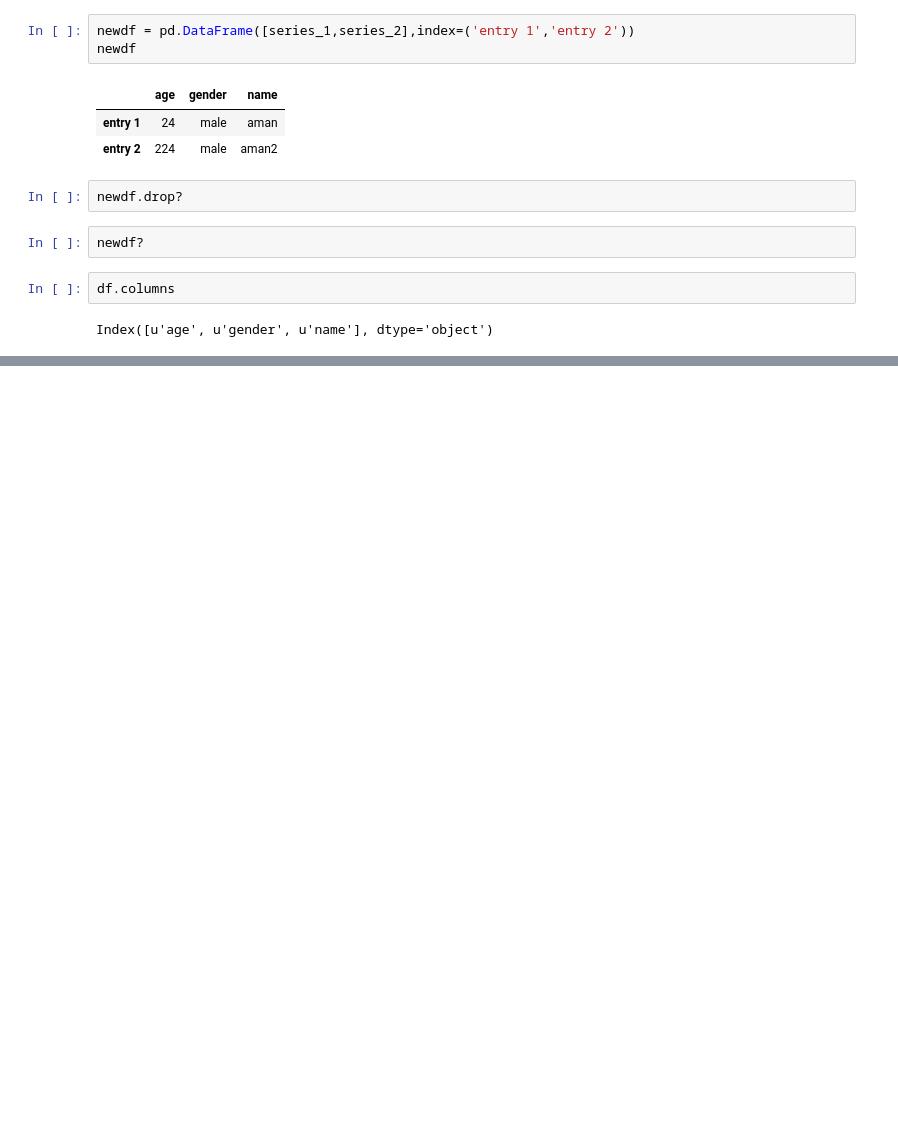
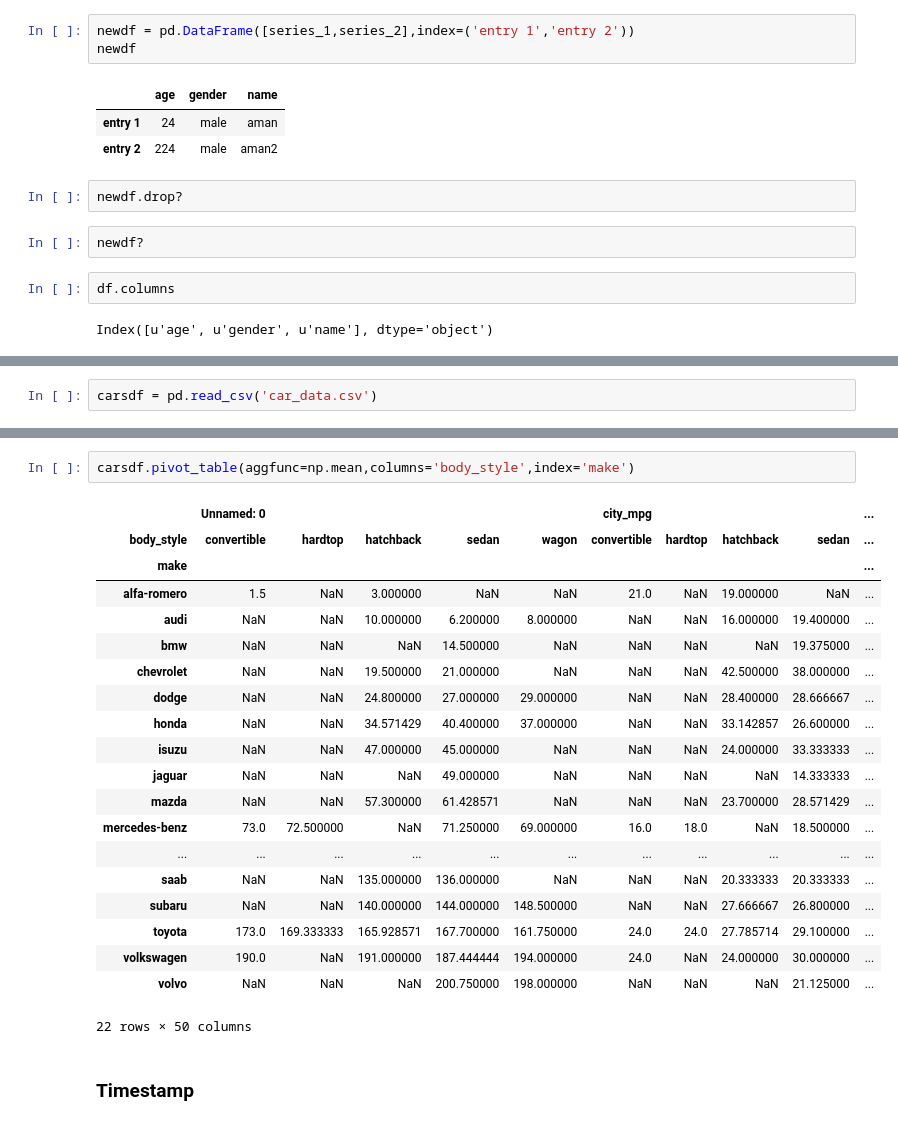
Before and after one commit to amanmj/python-data-analysis, a Jupyter notebook: Pandas.ipynb, the cells around one changed output, grey strips where cells are left out. Saved outputs shown, nothing was run; the diff lists cells and outputs as text; blank space fills up the shorter version.

```diff
--- a/Pandas.ipynb
+++ b/Pandas.ipynb
@@ -152,0 +168,2 @@ dtype: bool
+# %%
+carsdf = pd.read_csv('car_data.csv')
@@ -152,0 +185,25 @@ dtype: bool
+# %%
+carsdf.pivot_table(aggfunc=np.mean,columns='body_style',index='make')
+# %% [output]
+|  | Unnamed: 0 |  |  |  |  | city_mpg |  |  |  | ... |
+| body_style | convertible | hardtop | hatchback | sedan | wagon | convertible | hardtop | hatchback | sedan | ... |
+| make |  |  |  |  |  |  |  |  |  | ... |
+| alfa-romero | 1.5 | NaN | 3.000000 | NaN | NaN | 21.0 | NaN | 19.000000 | NaN | ... |
+| audi | NaN | NaN | 10.000000 | 6.200000 | 8.000000 | NaN | NaN | 16.000000 | 19.400000 | ... |
+| bmw | NaN | NaN | NaN | 14.500000 | NaN | NaN | NaN | NaN | 19.375000 | ... |
+| chevrolet | NaN | NaN | 19.500000 | 21.000000 | NaN | NaN | NaN | 42.500000 | 38.000000 | ... |
+| dodge | NaN | NaN | 24.800000 | 27.000000 | 29.000000 | NaN | NaN | 28.400000 | 28.666667 | ... |
+| honda | NaN | NaN | 34.571429 | 40.400000 | 37.000000 | NaN | NaN | 33.142857 | 26.600000 | ... |
+| isuzu | NaN | NaN | 47.000000 | 45.000000 | NaN | NaN | NaN | 24.000000 | 33.333333 | ... |
+| jaguar | NaN | NaN | NaN | 49.000000 | NaN | NaN | NaN | NaN | 14.333333 | ... |
+| mazda | NaN | NaN | 57.300000 | 61.428571 | NaN | NaN | NaN | 23.700000 | 28.571429 | ... |
+| mercedes-benz | 73.0 | 72.500000 | NaN | 71.250000 | 69.000000 | 16.0 | 18.0 | NaN | 18.500000 | ... |
+| ... | ... | ... | ... | ... | ... | ... | ... | ... | ... | ... |
+| saab | NaN | NaN | 135.000000 | 136.000000 | NaN | NaN | NaN | 20.333333 | 20.333333 | ... |
+| subaru | NaN | NaN | 140.000000 | 144.000000 | 148.500000 | NaN | NaN | 27.666667 | 26.800000 | ... |
+| toyota | 173.0 | 169.333333 | 165.928571 | 167.700000 | 161.750000 | 24.0 | 24.0 | 27.785714 | 29.100000 | ... |
+| volkswagen | 190.0 | NaN | 191.000000 | 187.444444 | 194.000000 | 24.0 | NaN | 24.000000 | 30.000000 | ... |
+| volvo | NaN | NaN | NaN | 200.750000 | 198.000000 | NaN | NaN | NaN | 21.125000 | ... |
+22 rows × 50 columns
+# %% [markdown]
+### Timestamp
```
Also changed, not shown: parts of 10 cells of this notebook, 1 other file.
